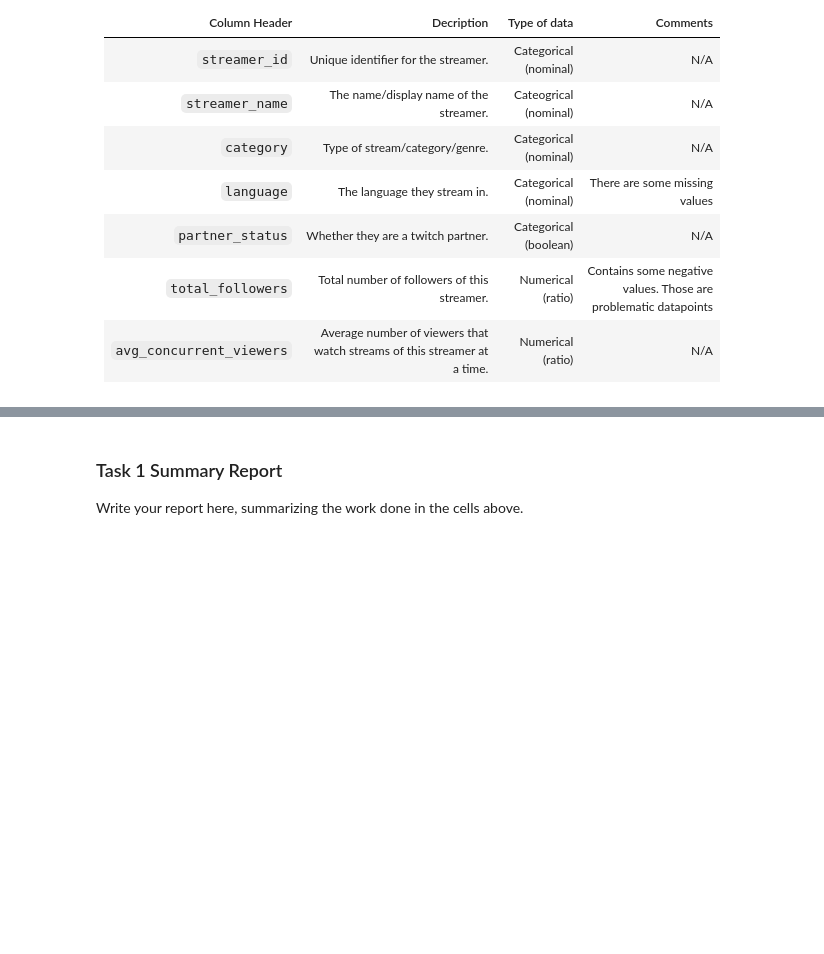
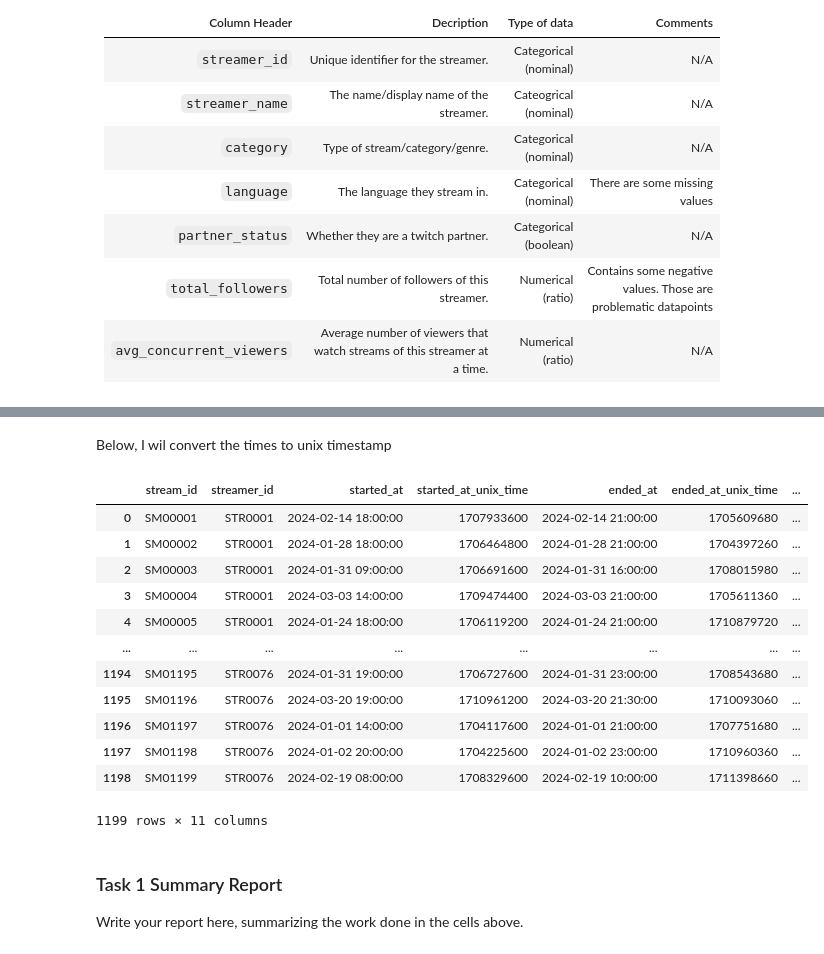
Before and after one commit to atifmmahmud/mahmud_atif_Assignment01, a Jupyter notebook: iat461_a1_atifm.ipynb, the cells around one changed output, grey strips where cells are left out. Saved outputs shown, nothing was run; the diff lists cells and outputs as text; code cells hidden in the pictures; folded sections open; blank space fills up the shorter version.

```diff
--- a/iat461_a1_atifm.ipynb
+++ b/iat461_a1_atifm.ipynb
@@ -170,5 +218,31 @@ This table contains information about each stream.
 
 </details>
+# %% [markdown]
+Below, I wil convert the times to unix timestamp
+# %%
+# Task 1c: Continued, creating new columns with unix_timestamp
+df_streams["started_at_unix"] = (pd.to_datetime(df_streams["started_at"]) - pd.Timestamp("1970-01-01")) // pd.Timedelta("1s")
+started_at_unix_streams = df_streams.pop("started_at_unix")
+df_streams.insert(loc=3, column="started_at_unix_time", value=started_at_unix_streams)
+
+df_streams["ended_at_unix"] = (pd.to_datetime(df_streams["ended_at"]) - pd.Timestamp("1970-01-01")) // pd.Timedelta("1s")
+ended_at_unix_streams = df_streams.pop("ended_at_unix")
+df_streams.insert(loc=5, column="ended_at_unix_time", value=ended_at_unix)
+display(df_streams)
+# %% [output]
+|  | stream_id | streamer_id | started_at | started_at_unix_time | ended_at | ended_at_unix_time | ... |
+| 0 | SM00001 | STR0001 | 2024-02-14 18:00:00 | 1707933600 | 2024-02-14 21:00:00 | 1705609680 | ... |
+| 1 | SM00002 | STR0001 | 2024-01-28 18:00:00 | 1706464800 | 2024-01-28 21:00:00 | 1704397260 | ... |
+| 2 | SM00003 | STR0001 | 2024-01-31 09:00:00 | 1706691600 | 2024-01-31 16:00:00 | 1708015980 | ... |
+| 3 | SM00004 | STR0001 | 2024-03-03 14:00:00 | 1709474400 | 2024-03-03 21:00:00 | 1705611360 | ... |
+| 4 | SM00005 | STR0001 | 2024-01-24 18:00:00 | 1706119200 | 2024-01-24 21:00:00 | 1710879720 | ... |
+| ... | ... | ... | ... | ... | ... | ... | ... |
+| 1194 | SM01195 | STR0076 | 2024-01-31 19:00:00 | 1706727600 | 2024-01-31 23:00:00 | 1708543680 | ... |
+| 1195 | SM01196 | STR0076 | 2024-03-20 19:00:00 | 1710961200 | 2024-03-20 21:30:00 | 1710093060 | ... |
+| 1196 | SM01197 | STR0076 | 2024-01-01 14:00:00 | 1704117600 | 2024-01-01 21:00:00 | 1707751680 | ... |
+| 1197 | SM01198 | STR0076 | 2024-01-02 20:00:00 | 1704225600 | 2024-01-02 23:00:00 | 1710960360 | ... |
+| 1198 | SM01199 | STR0076 | 2024-02-19 08:00:00 | 1708329600 | 2024-02-19 10:00:00 | 1711398660 | ... |
+1199 rows × 11 columns
 # %% [markdown]
 ### Task 1 Summary Report
 
```
Also changed, not shown: parts of 8 cells of this notebook.
